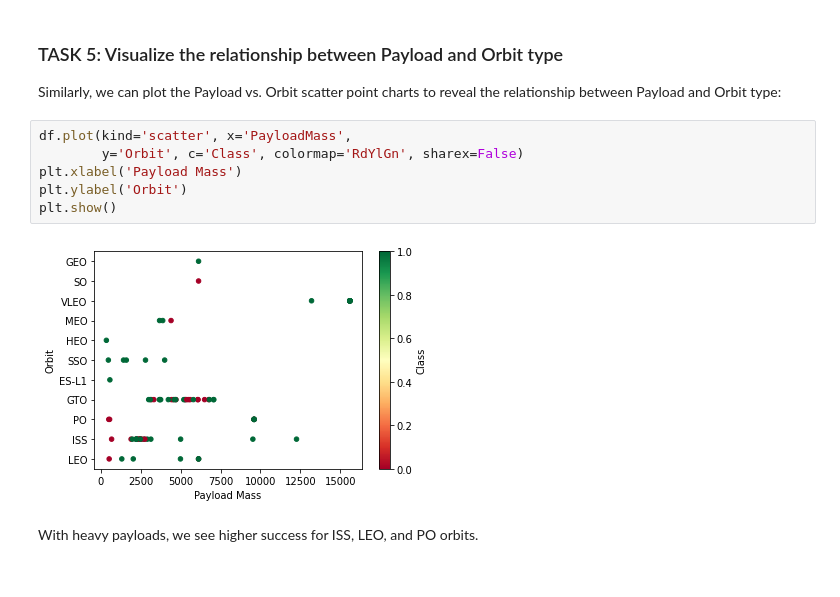
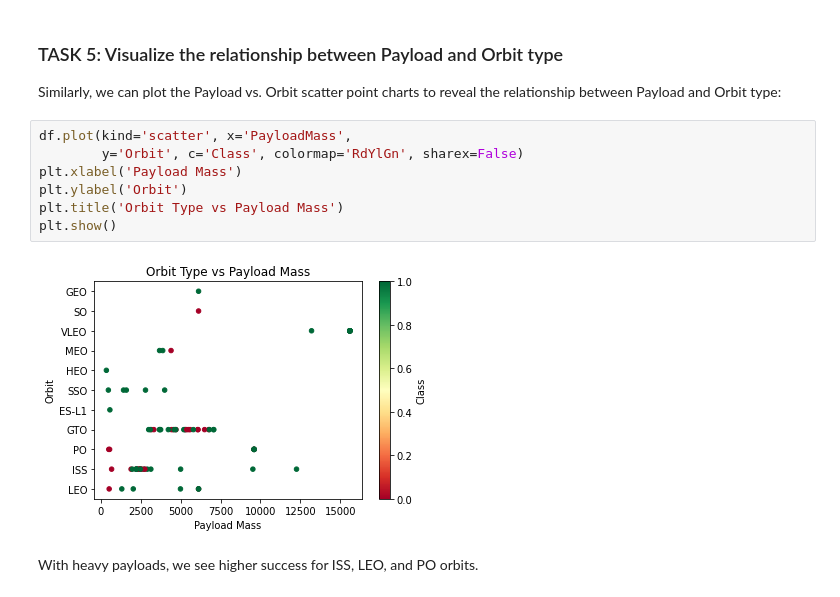
Before and after one commit to achi113s/SpaceY, a Jupyter notebook: 5_EDA_with_Visualizations.ipynb, the cells around one changed output. Saved outputs shown, nothing was run; the diff lists cells and outputs as text.

```diff
--- a/5_EDA_with_Visualizations.ipynb
+++ b/5_EDA_with_Visualizations.ipynb
@@ -128,11 +132,12 @@ Similarly, we can plot the Payload vs. Orbit scatter point charts to reveal the
 # %%
 df.plot(kind='scatter', x='PayloadMass',
         y='Orbit', c='Class', colormap='RdYlGn', sharex=False)
 plt.xlabel('Payload Mass')
 plt.ylabel('Orbit')
+plt.title('Orbit Type vs Payload Mass')
 plt.show()
 # %% [output]
-[figure, old version]
+[figure, new version]
 # %% [markdown]
 With heavy payloads, we see higher success for ISS, LEO, and PO orbits.
 # %% [markdown]
```
Also changed, not shown: parts of 4 cells of this notebook.
